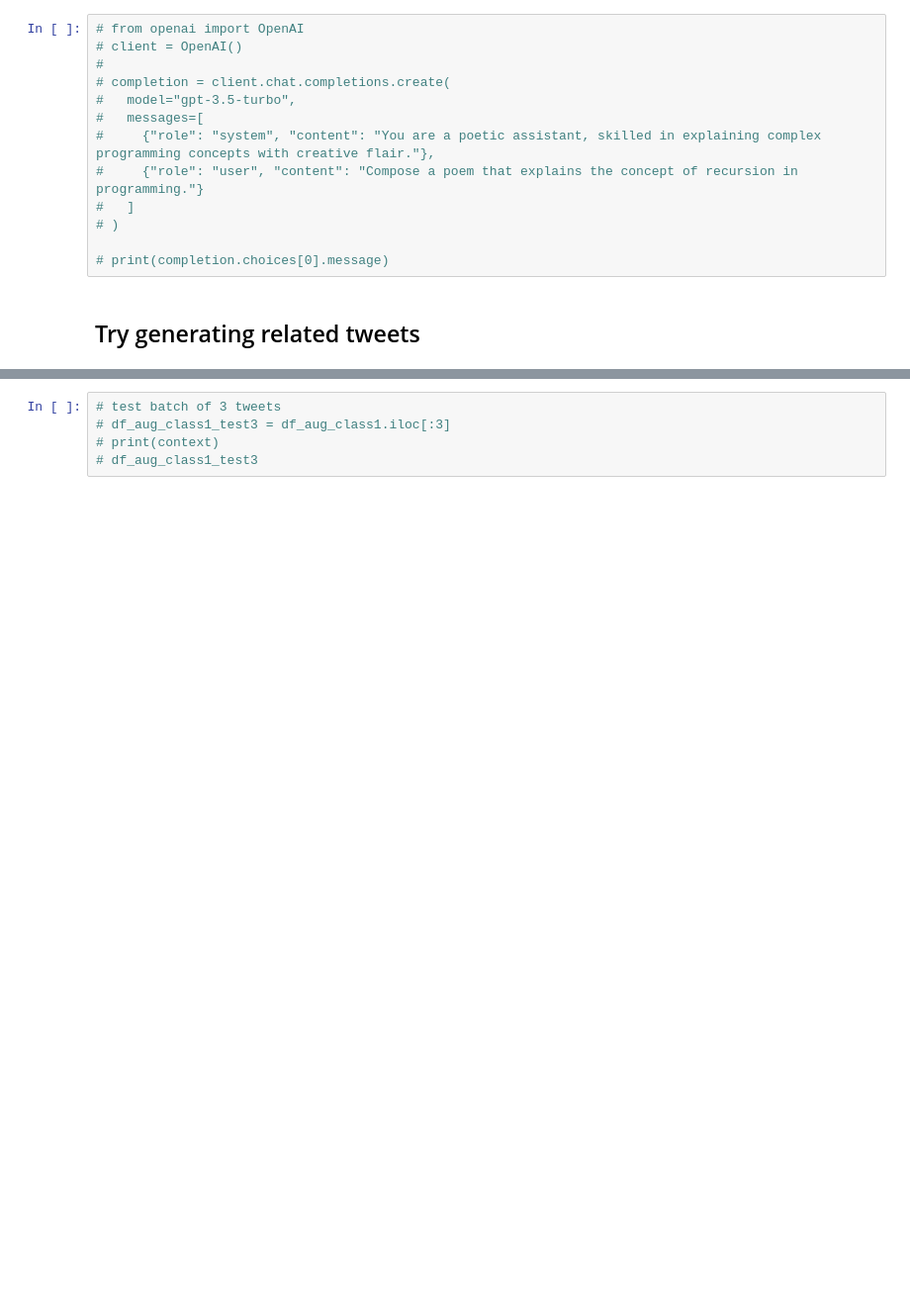
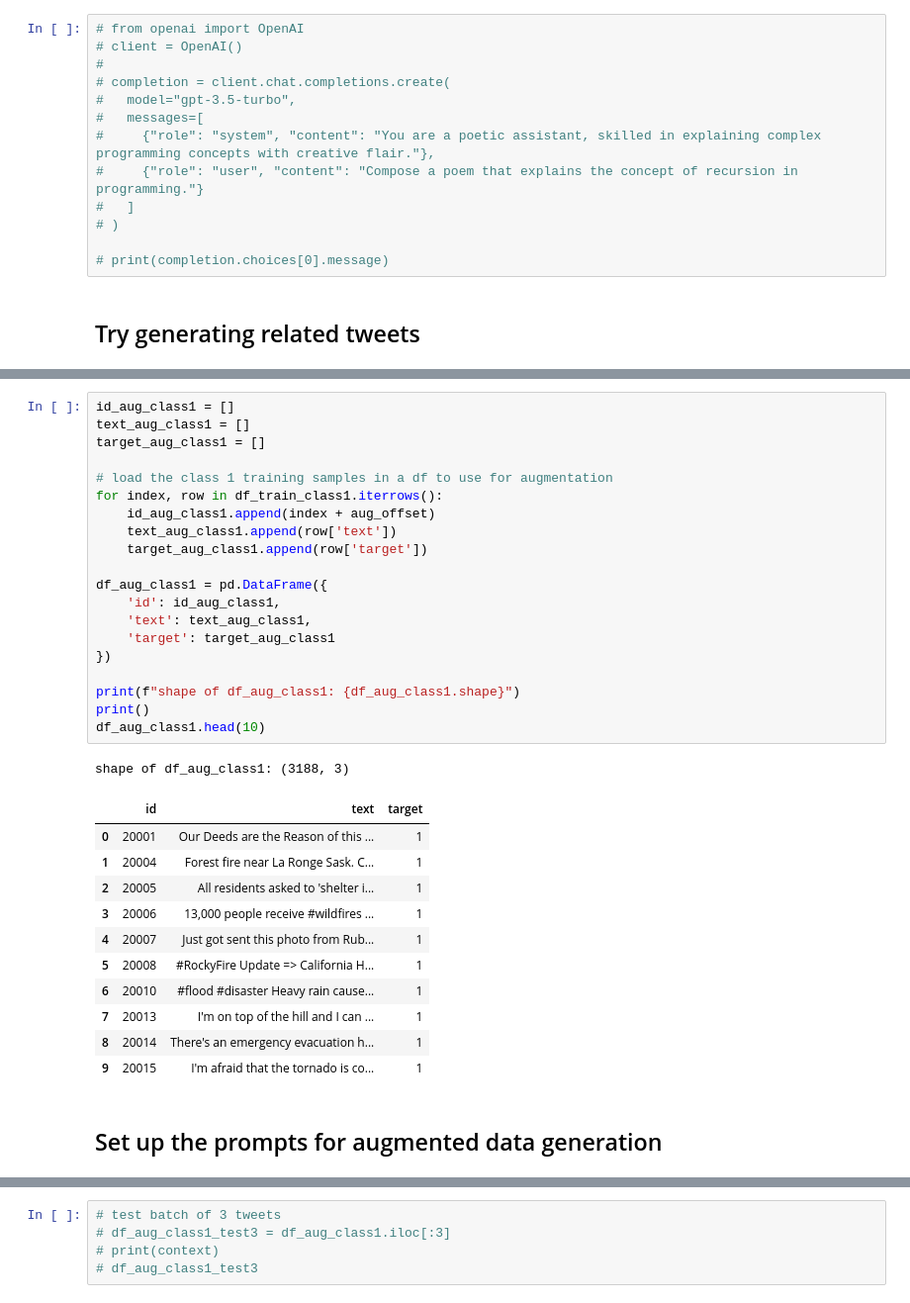
Before and after one commit to MichaelSzczepaniak/llmamd, a Jupyter notebook: chatgpt_sandbox.ipynb, the cells around one changed output, grey strips where cells are left out. Shown: that part at 99% size. Cells and saved outputs as stored; diff of their text form; blank space fills up the shorter version.

```diff
--- a/chatgpt_sandbox.ipynb
+++ b/chatgpt_sandbox.ipynb
@@ -74,3 +93,38 @@
+# %%
+id_aug_class1 = []
+text_aug_class1 = []
+target_aug_class1 = []
+
+# load the class 1 training samples in a df to use for augmentation
+for index, row in df_train_class1.iterrows():
+    id_aug_class1.append(index + aug_offset)
+    text_aug_class1.append(row['text'])
+    target_aug_class1.append(row['target'])
+
+df_aug_class1 = pd.DataFrame({
+    'id': id_aug_class1,
+    'text': text_aug_class1,
+    'target': target_aug_class1
+})
+
+print(f"shape of df_aug_class1: {df_aug_class1.shape}")
+print()
+df_aug_class1.head(10)
+# %% [output]
+shape of df_aug_class1: (3188, 3)
+|  | id | text | target |
+| 0 | 20001 | Our Deeds are the Reason of this ... | 1 |
+| 1 | 20004 | Forest fire near La Ronge Sask. C... | 1 |
+| 2 | 20005 | All residents asked to 'shelter i... | 1 |
+| 3 | 20006 | 13,000 people receive #wildfires ... | 1 |
+| 4 | 20007 | Just got sent this photo from Rub... | 1 |
+| 5 | 20008 | #RockyFire Update => California H... | 1 |
+| 6 | 20010 | #flood #disaster Heavy rain cause... | 1 |
+| 7 | 20013 | I'm on top of the hill and I can ... | 1 |
+| 8 | 20014 | There's an emergency evacuation h... | 1 |
+| 9 | 20015 | I'm afraid that the tornado is co... | 1 |
+# %% [markdown]
+## Set up the prompts for augmented data generation
 # %%
 import projtools as pt
 import pandas as pd
```
Also changed, not shown: parts of 26 cells of this notebook, 8 other files.
